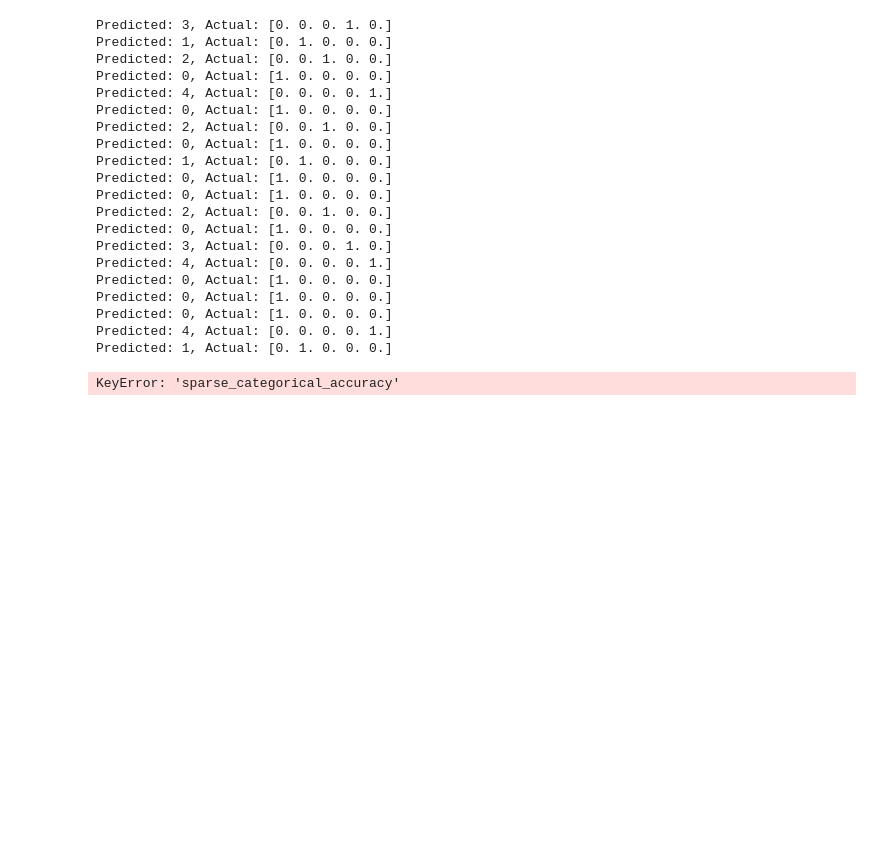
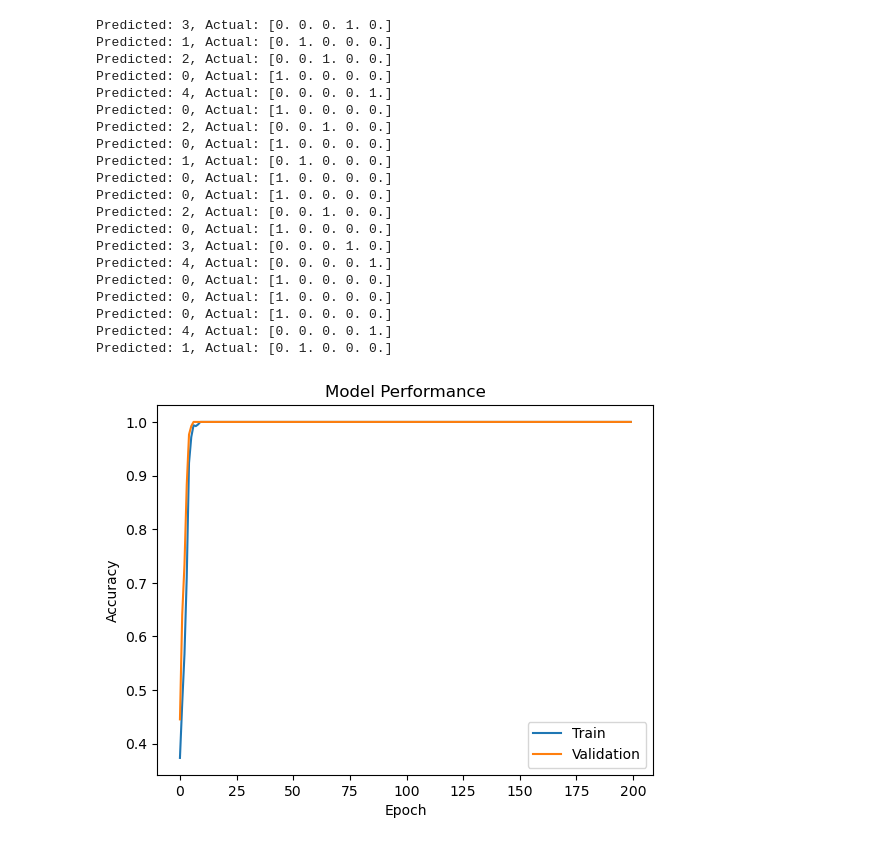
Before and after one commit to gyagu98/Clinical_ML_sandbox, a Jupyter notebook: 3rd_ML_Tutorial_Cancer_prediction.ipynb, the cells around one changed output. Cells and saved outputs as stored; diff of their text form; code cells hidden in the pictures; blank space fills up the shorter version.

```diff
--- a/3rd_ML_Tutorial_Cancer_prediction.ipynb
+++ b/3rd_ML_Tutorial_Cancer_prediction.ipynb
@@ -240,12 +240,12 @@ Predicted: 4, Actual: [0. 0. 0. 0. 1.]
 Predicted: 1, Actual: [0. 1. 0. 0. 0.]
 # %%
 #summarize the history for accuracy vs for loss:
-plt.plot(history.history['sparse_categorical_accuracy'])
-plt.plot(history.history['val_sparse_categorical_accuracy'])
-plt.title('model performance')
-plt.ylabel('accuracy')
-plt.xlabel('epoch')
-plt.legend(['train', 'val'], loc='lower right')
+plt.plot(history.history['accuracy'])
+plt.plot(history.history['val_accuracy'])
+plt.title('Model Performance')
+plt.ylabel('Accuracy')
+plt.xlabel('Epoch')
+plt.legend(['Train', 'Validation'], loc='lower right')
 plt.show()
 # %% [output]
-KeyError: 'sparse_categorical_accuracy'
+[figure, added]
```
Also changed, not shown: parts of 2 cells of this notebook.
